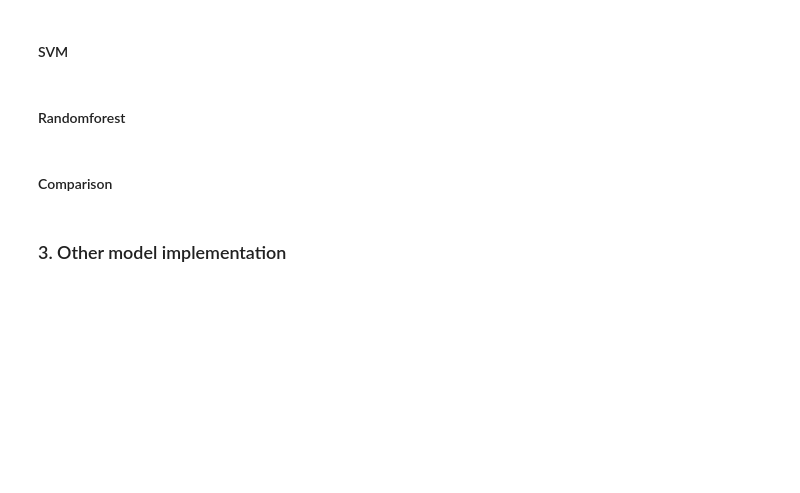
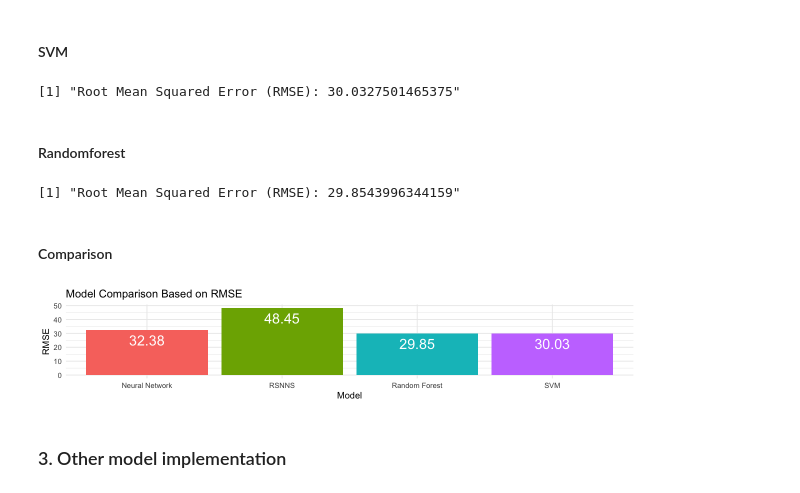
Before and after one commit to ULB-INFO-F-422/urban-air-pollution-challenge-les-dingos, a Jupyter notebook: Final_Notebook.ipynb, the cells around one changed output. Saved outputs shown, nothing was run; the diff lists cells and outputs as text; code cells hidden in the pictures; blank space fills up the shorter version.

```diff
--- a/Final_Notebook.ipynb
+++ b/Final_Notebook.ipynb
@@ -165,8 +165,8 @@ add_lag_lead <- function(data, days) {
 #### Divide train / validation set
 # %%
 # randomise stations in train and val by grouping the Place_ID's
-# This allows to not overfit with the test data that doesn't contain similar Place_ID's as the training data
-get_train_val <- function(data,rep) {
+# This allows to not overfit with the test data that doesn't contain similar Place_ID's as the training data.
+get_train_val_by_station <- function(data,rep) {
     unique_place_ids <- unique(data$Place_ID)
     shuffled_place_ids <- sample(unique_place_ids)
     unique_place_ids <- unique(data$Place_ID)
@@ -180,6 +180,23 @@ get_train_val <- function(data,rep) {
       select(-"Place_ID")
     return(list(train = train, val = val))
 }
+
+# Unfortunatly this method when applied seemed to give worse results compared to the normal random division.
+# This is why in the next steps only the normal random division will be used.
+# %%
+# Random attiribution of each line to train or val. this will give us a bigger difference between the val score and the test
+# score beceause no station will be in commun.
+get_train_val <- function(data, rep) {
+    shuffled_indices <- sample(nrow(data))
+    num_train <- round(nrow(data) * rep)
+    train_indices <- shuffled_indices[1:num_train]
+    val_indices <- shuffled_indices[(num_train + 1):nrow(data)]
+    train <- data[train_indices, ] %>%
+      select(-"Place_ID")
+    val <- data[val_indices, ] %>%
+      select(-"Place_ID")
+    return(list(train = train, val = val))
+}
 # %% [markdown]
 #### Configuration grid example
 This allows to decide for each test which missing value imputation, normalization, feature engeneering and train_val repartition to use
@@ -307,6 +323,8 @@ predictions <- predict(svm_model, val_x)
 rmse <- sqrt(mean((predictions - val_y)^2))
 score_svm = rmse
 print(paste("Root Mean Squared Error (RMSE):", rmse))
+# %% [output]
+[1] "Root Mean Squared Error (RMSE): 30.0327501465375"
 # %% [markdown]
 #### Randomforest
 # %%
@@ -316,19 +334,25 @@ predictions <- predict(rf_model, val_x)
 rmse <- sqrt(mean((predictions - val_y)^2))
 score_rf = rmse
 print(paste("Root Mean Squared Error (RMSE):", rmse))
+# %% [output]
+[1] "Root Mean Squared Error (RMSE): 29.8543996344159"
 # %% [markdown]
 #### Comparison
 # %%
 # Create a dataframe with RMSE values
 rmse_df <- data.frame(
   Model = c("Neural Network", "RSNNS", "SVM", "Random Forest"),
   RMSE = c(score_nn, score_rsnns, score_svm, score_rf))
 
 # Plot RMSE values
 ggplot(rmse_df, aes(x = Model, y = RMSE, fill = Model)) +
   geom_bar(stat = "identity") +
+  geom_text(aes(label = round(RMSE, 2)), vjust = 1.5, color = "white", size = 6) +
   theme_minimal() +
-  ggtitle("Model Comparison Based on RMSE")
+  ggtitle("Model Comparison Based on RMSE")+
+  theme(legend.position = "none")
+# %% [output]
+[figure, added]
 # %% [markdown]
 ### 3. Other model implementation
 # %% [markdown]
```
Also changed, not shown: parts of 19 cells of this notebook, 2 other files.
